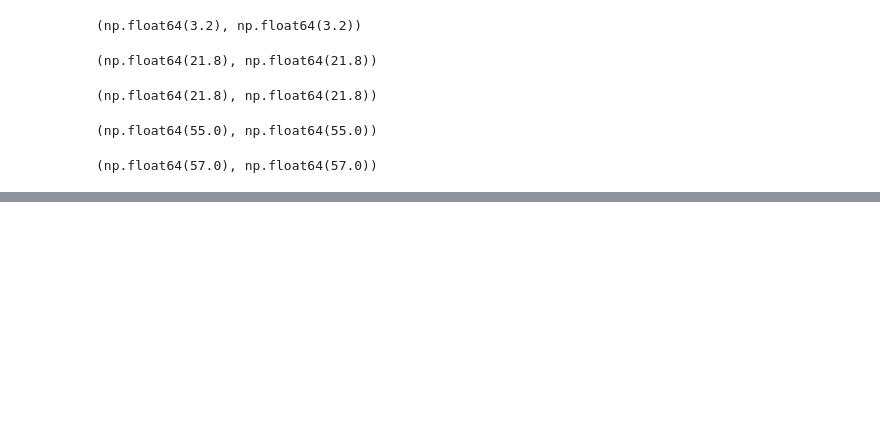
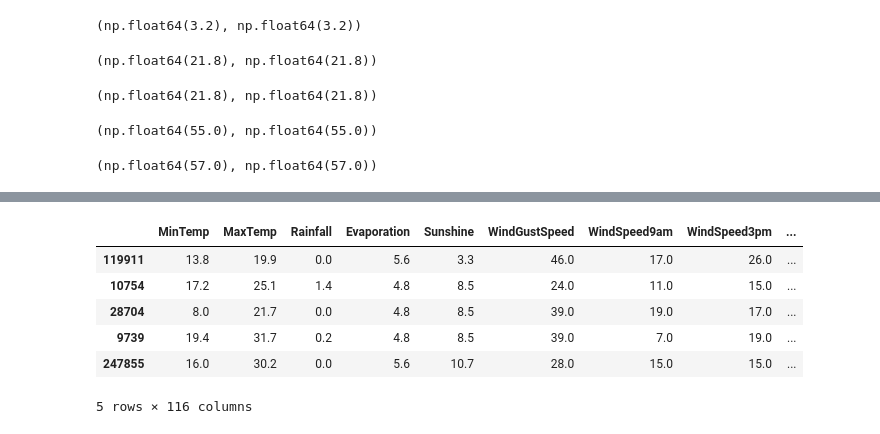
Before and after one commit to aliowx/machine_learning-, a Jupyter notebook: models/supervisor learning/Logistic_Regression.ipynb, the cells around one changed output, grey strips where cells are left out. Saved outputs shown, nothing was run; the diff lists cells and outputs as text; code cells hidden in the pictures; blank space fills up the shorter version.

```diff
--- a/models/supervisor learning/Logistic_Regression.ipynb
+++ b/models/supervisor learning/Logistic_Regression.ipynb
@@ -640,0 +724,16 @@ X_train[numerical].describe()
+# %%
+X_test = pd.concat([X_test[numerical], X_test[['RainToday_0', 'RainToday_1']],
+                     pd.get_dummies(X_test.Location),
+                     pd.get_dummies(X_test.WindGustDir),
+                     pd.get_dummies(X_test.WindDir9am),
+                     pd.get_dummies(X_test.WindDir3pm)], axis=1)
+# %%
+X_test.head()
+# %% [output]
+|  | MinTemp | MaxTemp | Rainfall | Evaporation | Sunshine | WindGustSpeed | WindSpeed9am | WindSpeed3pm | ... |
+| 119911 | 13.8 | 19.9 | 0.0 | 5.6 | 3.3 | 46.0 | 17.0 | 26.0 | ... |
+| 10754 | 17.2 | 25.1 | 1.4 | 4.8 | 8.5 | 24.0 | 11.0 | 15.0 | ... |
+| 28704 | 8.0 | 21.7 | 0.0 | 4.8 | 8.5 | 39.0 | 19.0 | 17.0 | ... |
+| 9739 | 19.4 | 31.7 | 0.2 | 4.8 | 8.5 | 39.0 | 7.0 | 19.0 | ... |
+| 247855 | 16.0 | 30.2 | 0.0 | 5.6 | 10.7 | 28.0 | 15.0 | 15.0 | ... |
+5 rows × 116 columns
```
Also changed, not shown: parts of 11 cells of this notebook.
